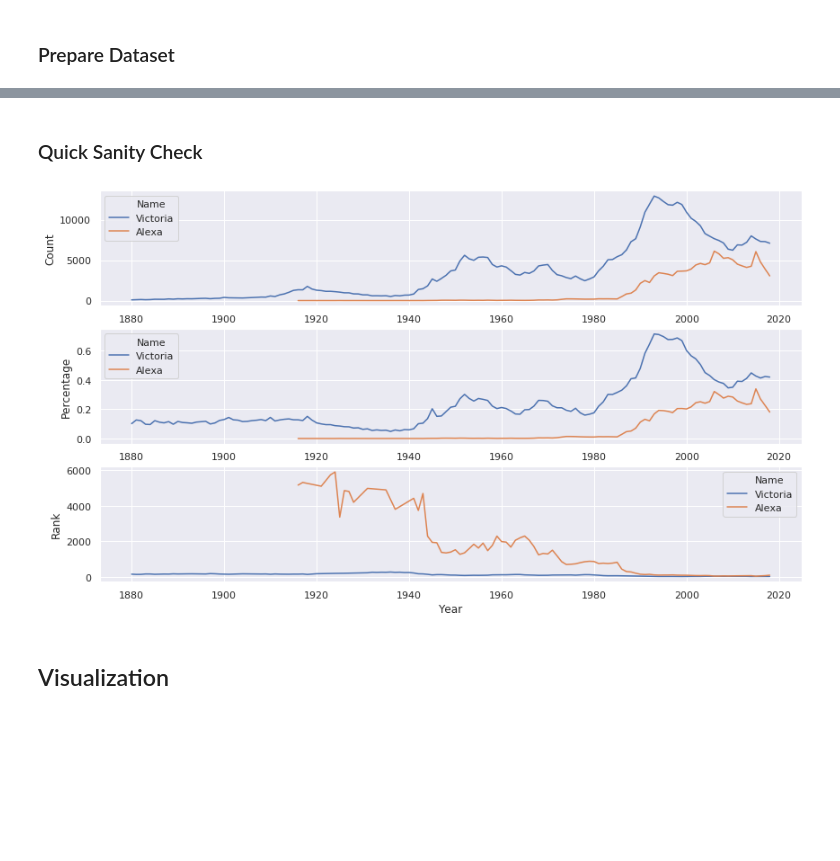
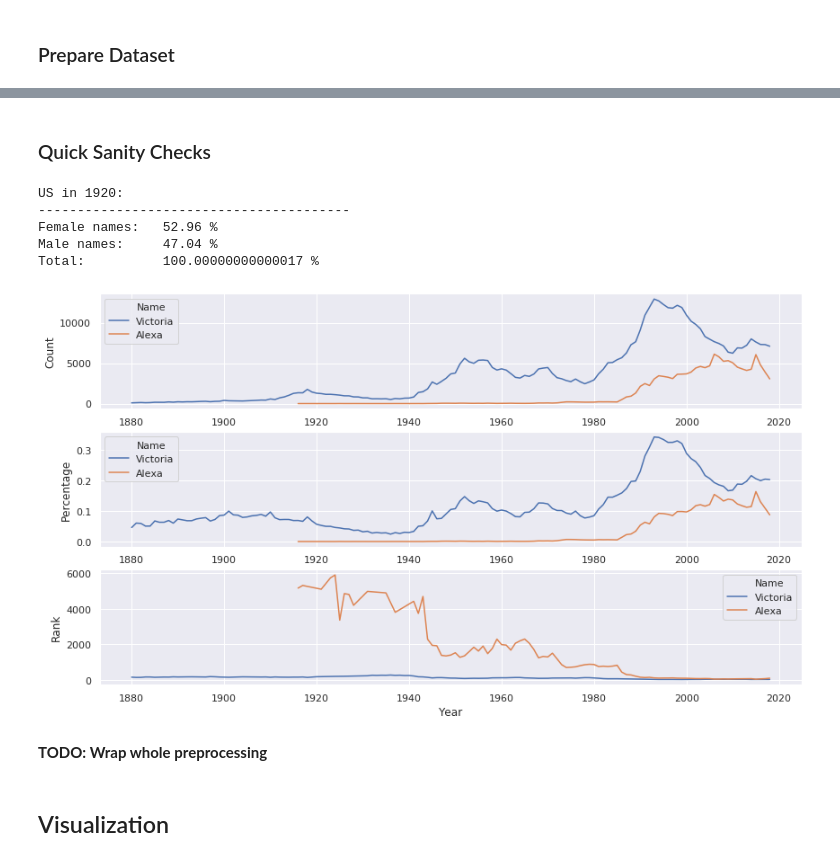
Before and after one commit to dynobo/notebooks, a Jupyter notebook: notebooks/2019-12 - Alexa, how many people have your name.ipynb, the cells around one changed output, grey strips where cells are left out. Saved outputs shown, nothing was run; the diff lists cells and outputs as text; code cells hidden in the pictures; blank space fills up the shorter version.

```diff
--- a/notebooks/2019-12 - Alexa, how many people have your name.ipynb
+++ b/notebooks/2019-12 - Alexa, how many people have your name.ipynb
@@ -114,0 +117,3 @@ df.head()
+# %%
+df = load_datasets(["all"])
+df.head()
@@ -115,11 +129,11 @@ df.head()
 # %%
-# Group by dataset and year, discard gender information
-df = df.groupby(["Dataset", "Year", "Name", "Rank"]).agg({"Count": sum})
+def calculate_percentage(df):
+    # Group by dataset and year
+    df = df.groupby(["Dataset", "Year", "Gender", "Rank", "Name"]).agg({"Count": sum})
 
-# Calculate percentage of names per year
-df["Percentage"] = df.groupby(level=1).apply(lambda x: 100 * x / float(x.sum()))
+    # Calculate percentage of names per year
+    df["Percentage"] = df.groupby(level=1).apply(lambda x: 100 * x / float(x.sum()))
 
-# Convert 'name' from multiindex to data column
-df = df.reset_index()
-
-df.head()
+    # Convert 'name' from multiindex to data column
+    df = df.reset_index()
+    return df
@@ -132,0 +140,3 @@ df.head()
+# %%
+df = calculate_percentage(df)
+df.head(10)
@@ -133,14 +155,29 @@ df.head()
 # %% [markdown]
-### Quick Sanity Check
+### Quick Sanity Checks
+# %%
+perc_female_temp = sum(df[(df["Dataset"] == "US") & (df["Gender"] == "F") & (df["Year"] == "1920-01-01")]["Percentage"])
+perc_male_temp = sum(df[(df["Dataset"] == "US") & (df["Gender"] == "M") & (df["Year"] == "1920-01-01")]["Percentage"])
+
+print(f"US in 1920:\n{'-'*40}\nFemale names:\t{perc_female_temp:.2f} %")
+print(f"Male names:\t{perc_male_temp:.2f} %")
+print(f"Total:\t\t{perc_female_temp+perc_male_temp} %")
+# %% [output]
+US in 1920:
+----------------------------------------
+Female names:   52.96 %
+Male names:     47.04 %
+Total:          100.00000000000017 %
 # %%
-df_temp = df[df["Name"].isin(["Alexa", "Victoria"])]
+df_temp = df[(df["Name"].isin(["Alexa", "Victoria"])) & (df["Gender"] == "F")]
 
 fig, ax = plt.subplots(3, 1, figsize=(14, 8))
 sns.lineplot(x="Year", y="Count", hue="Name", data=df_temp, ax=ax[0])
 sns.lineplot(x="Year", y="Percentage", hue="Name", data=df_temp, ax=ax[1])
 sns.lineplot(x="Year", y="Rank", hue="Name", data=df_temp, ax=ax[2]);
 # %% [output]
-[figure, old version]
+[figure, new version]
+# %% [markdown]
+**TODO: Wrap whole preprocessing**
 # %% [markdown]
 ## Visualization
 # %% [markdown]
```
Also changed, not shown: parts of 10 cells of this notebook, 1 other file.
